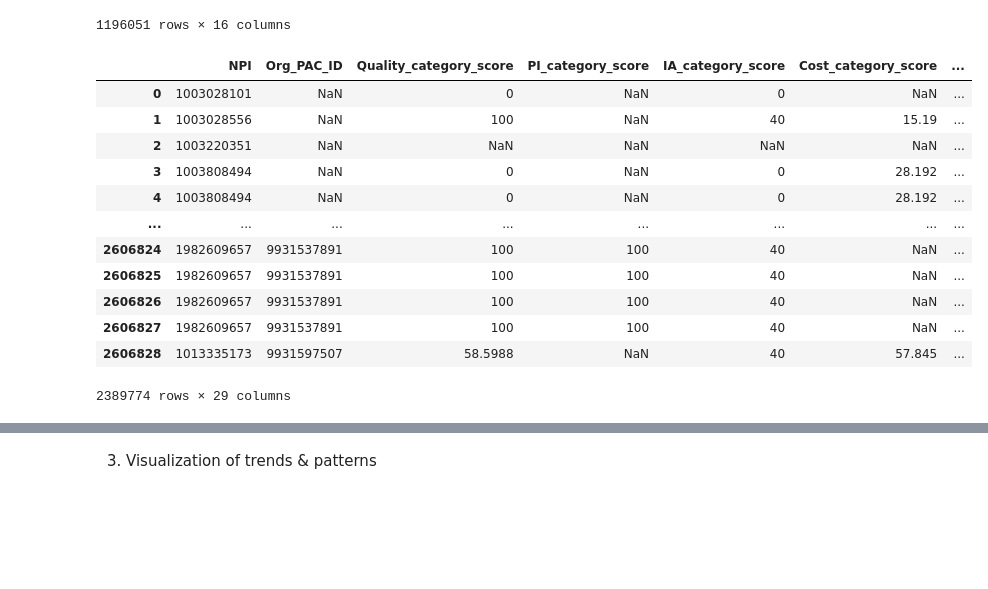
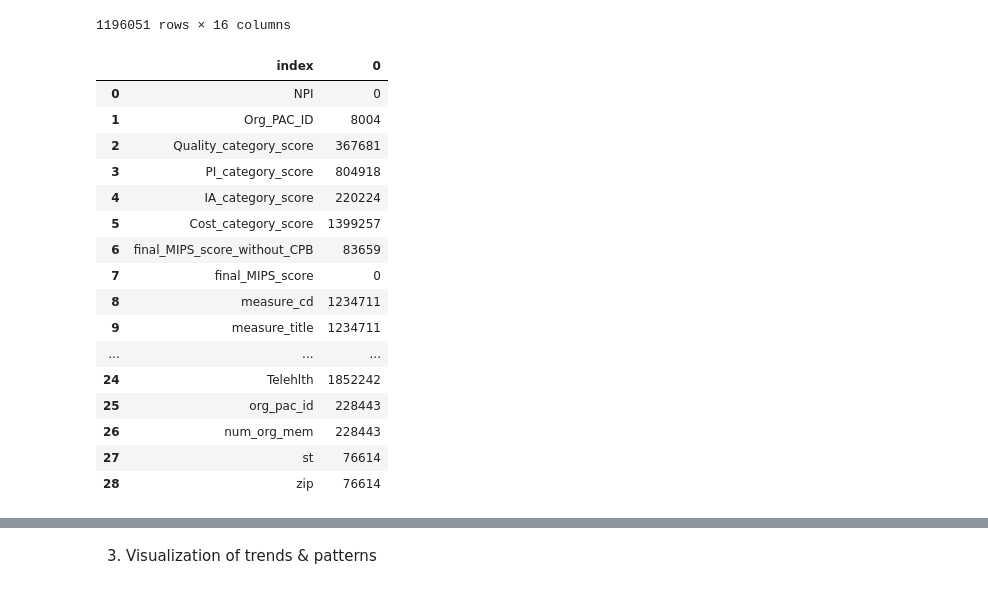
Before and after one commit to cubicle24/mips, a Jupyter notebook: notebooks/mips.ipynb, the cells around one changed output, grey strips where cells are left out. Cells and saved outputs as stored; diff of their text form; code cells hidden in the pictures; blank space fills up the shorter version.

Commit message:
cleaned master DF now

```diff
--- a/notebooks/mips.ipynb
+++ b/notebooks/mips.ipynb
@@ -5,6 +5,7 @@
 # %%
 import pandas as pd
 import numpy as np
+pd.set_option('display.max_columns', None)
 # %%
 #using 3 files: CMS Physician Compare (provider characteristics) and MIPS measures datasets
 #provider characteristics
@@ -74,18 +76,21 @@ docs_mips_all_raw = mips_mm_raw.merge(docs_raw, how='left', on='NPI')
 # %%
-docs_mips_all_raw
-docs_mips_all_raw.drop_duplicates(inplace=True)
-docs_mips_all_raw.drop_duplicates(subset=['NPI', 'Measure ID'], inplace=True)
+#handle missing data on master DF
+docs_mips_all_raw.isnull().sum().reset_index()
 # %% [output]
-|  | NPI | Org_PAC_ID | Quality_category_score | PI_category_score | IA_category_score | Cost_category_score | ... |
-| 0 | 1003028101 | NaN | 0 | NaN | 0 | NaN | ... |
-| 1 | 1003028556 | NaN | 100 | NaN | 40 | 15.19 | ... |
-| 2 | 1003220351 | NaN | NaN | NaN | NaN | NaN | ... |
-| 3 | 1003808494 | NaN | 0 | NaN | 0 | 28.192 | ... |
-| 4 | 1003808494 | NaN | 0 | NaN | 0 | 28.192 | ... |
-| ... | ... | ... | ... | ... | ... | ... | ... |
-| 2606824 | 1982609657 | 9931537891 | 100 | 100 | 40 | NaN | ... |
-| 2606825 | 1982609657 | 9931537891 | 100 | 100 | 40 | NaN | ... |
-| 2606826 | 1982609657 | 9931537891 | 100 | 100 | 40 | NaN | ... |
-| 2606827 | 1982609657 | 9931537891 | 100 | 100 | 40 | NaN | ... |
-| 2606828 | 1013335173 | 9931597507 | 58.5988 | NaN | 40 | 57.845 | ... |
+|  | index | 0 |
+| 0 | NPI | 0 |
+| 1 | Org_PAC_ID | 8004 |
+| 2 | Quality_category_score | 367681 |
+| 3 | PI_category_score | 804918 |
+| 4 | IA_category_score | 220224 |
+| 5 | Cost_category_score | 1399257 |
+| 6 | final_MIPS_score_without_CPB | 83659 |
+| 7 | final_MIPS_score | 0 |
+| 8 | measure_cd | 1234711 |
+| 9 | measure_title | 1234711 |
+| ... | ... | ... |
+| 24 | Telehlth | 1852242 |
+| 25 | org_pac_id | 228443 |
+| 26 | num_org_mem | 228443 |
+| 27 | st | 76614 |
+| 28 | zip | 76614 |
-2389774 rows × 29 columns
```
Also changed, not shown: parts of 10 cells of this notebook.
